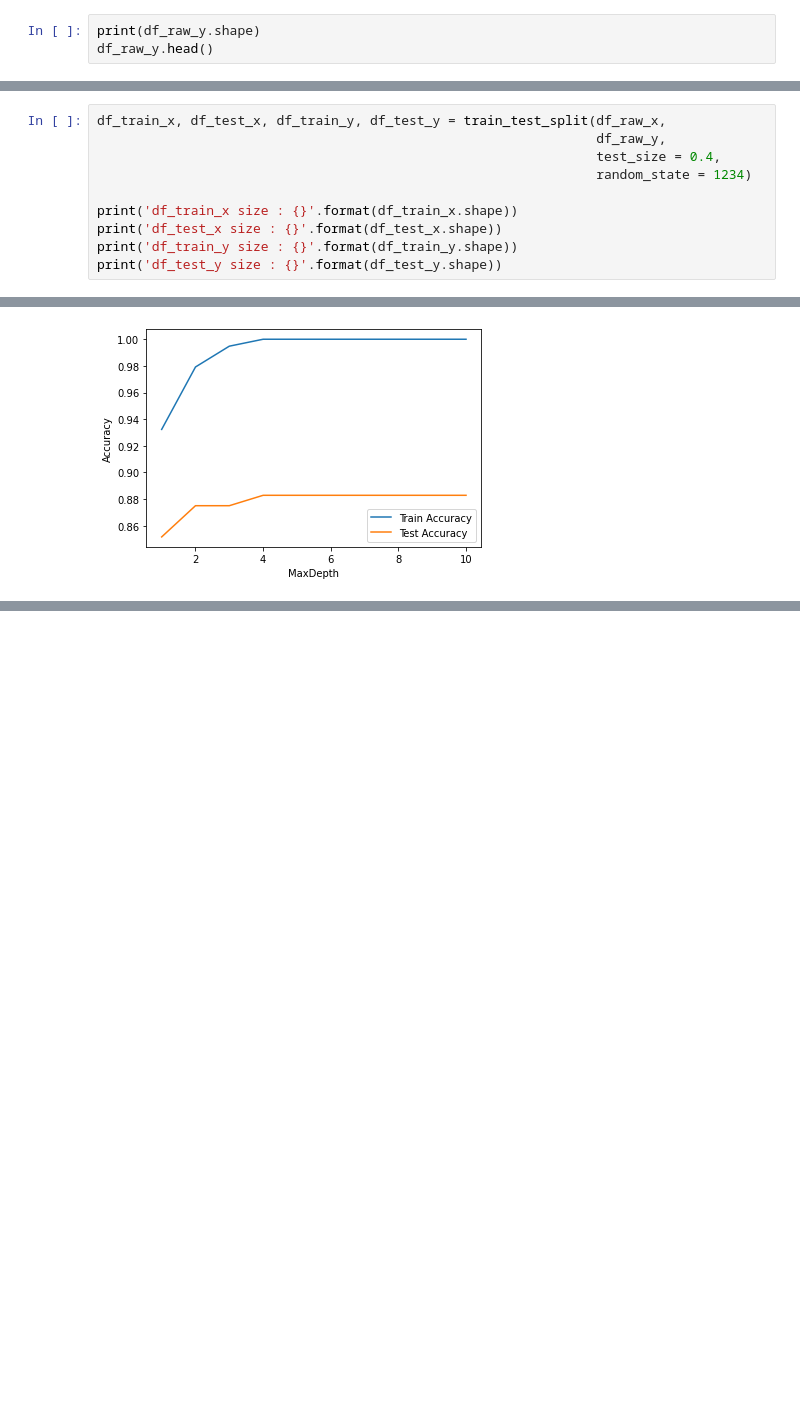
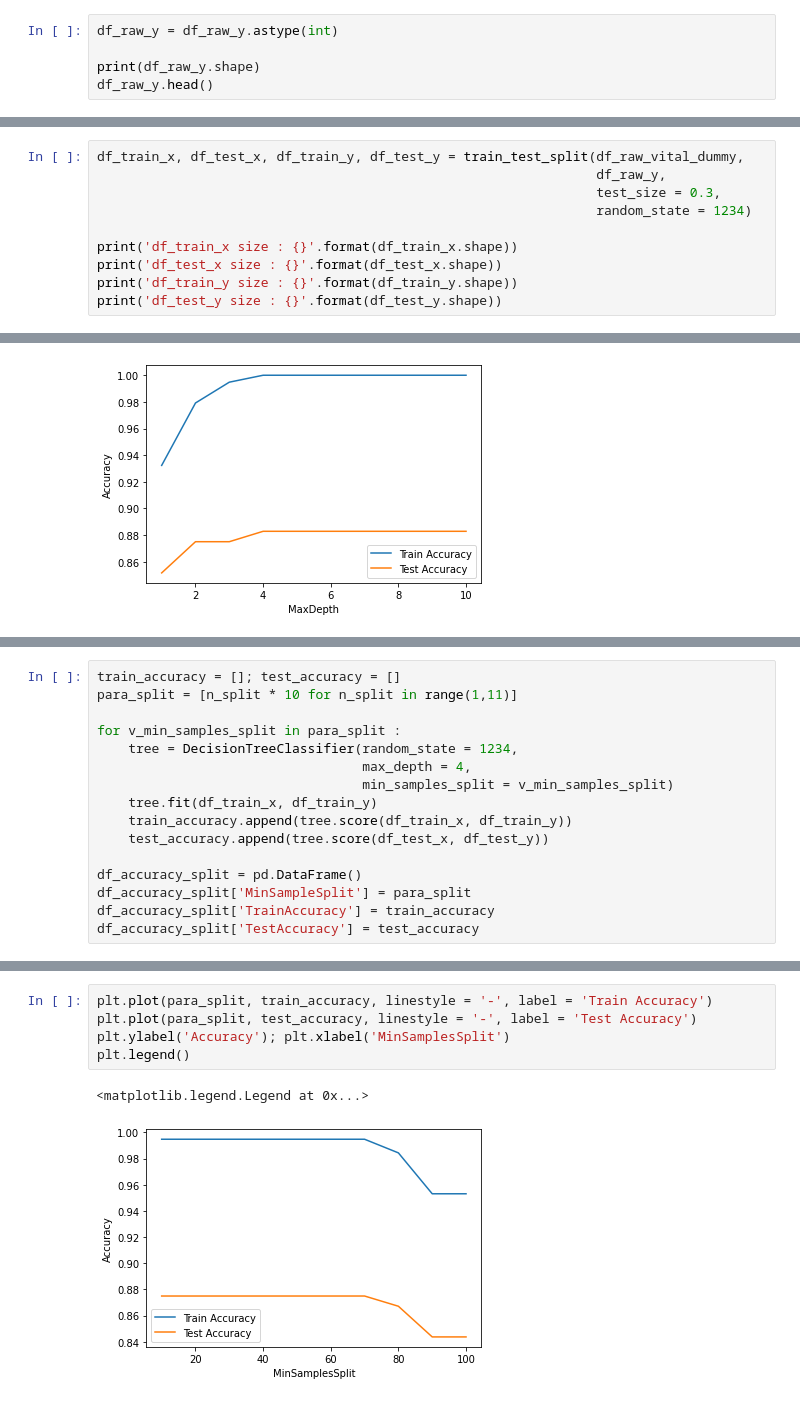
Before and after one commit to mjiii25/posco-academy, a Jupyter notebook: Big-Data/Assignment-2/C1성민지_종합실습-2_code.ipynb, the cells around one changed output, grey strips where cells are left out. Drawn from its saved outputs; the diff is of its cells as text; blank space fills up the shorter version.

```diff
--- a/Big-Data/Assignment-2/C1성민지_종합실습-2_code.ipynb
+++ b/Big-Data/Assignment-2/C1성민지_종합실습-2_code.ipynb
@@ -461,6 +483,8 @@ df_raw_vital_dummy.head()
 | 3 | 33.27 | 3619.0 | 19181.0 | 1152.0 | 125.0 | 1127.0 | 68.0 | 1127.0 | ... |
 | 4 | 38.33 | 3098.0 | 13334.0 | 1140.0 | 134.0 | 1128.0 | 48.0 | 1128.0 | ... |
 # %%
+df_raw_y = df_raw_y.astype(int)
+
 print(df_raw_y.shape)
 df_raw_y.head()
 # %% [output]
@@ -473,0 +504,10 @@ Name: SCALE, dtype: object
+# %%
+df_train_x, df_test_x, df_train_y, df_test_y = train_test_split(df_raw_vital_dummy,
+                                                                df_raw_y,
+                                                                test_size = 0.3,
+                                                                random_state = 1234)
+
+print('df_train_x size : {}'.format(df_train_x.shape))
+print('df_test_x size : {}'.format(df_test_x.shape))
+print('df_train_y size : {}'.format(df_train_y.shape))
+print('df_test_y size : {}'.format(df_test_y.shape))
@@ -476,10 +520,0 @@ Name: SCALE, dtype: object
-# %%
-df_train_x, df_test_x, df_train_y, df_test_y = train_test_split(df_raw_x,
-                                                                df_raw_y,
-                                                                test_size = 0.4,
-                                                                random_state = 1234)
-
-print('df_train_x size : {}'.format(df_train_x.shape))
-print('df_test_x size : {}'.format(df_test_x.shape))
-print('df_train_y size : {}'.format(df_train_y.shape))
-print('df_test_y size : {}'.format(df_test_y.shape))
@@ -544,0 +574,16 @@ plt.legend()
+# %%
+train_accuracy = []; test_accuracy = []
+para_split = [n_split * 10 for n_split in range(1,11)]
+
+for v_min_samples_split in para_split :
+    tree = DecisionTreeClassifier(random_state = 1234,
+                                  max_depth = 4,
+                                  min_samples_split = v_min_samples_split)
+    tree.fit(df_train_x, df_train_y)
+    train_accuracy.append(tree.score(df_train_x, df_train_y))
+    test_accuracy.append(tree.score(df_test_x, df_test_y))
+
+df_accuracy_split = pd.DataFrame()
+df_accuracy_split['MinSampleSplit'] = para_split
+df_accuracy_split['TrainAccuracy'] = train_accuracy
+df_accuracy_split['TestAccuracy'] = test_accuracy
@@ -544,0 +604,8 @@ plt.legend()
+# %%
+plt.plot(para_split, train_accuracy, linestyle = '-', label = 'Train Accuracy')
+plt.plot(para_split, test_accuracy, linestyle = '-', label = 'Test Accuracy')
+plt.ylabel('Accuracy'); plt.xlabel('MinSamplesSplit')
+plt.legend()
+# %% [output]
+<matplotlib.legend.Legend at 0x...>
+[figure, added]
```
Also changed, not shown: parts of 81 cells of this notebook.
